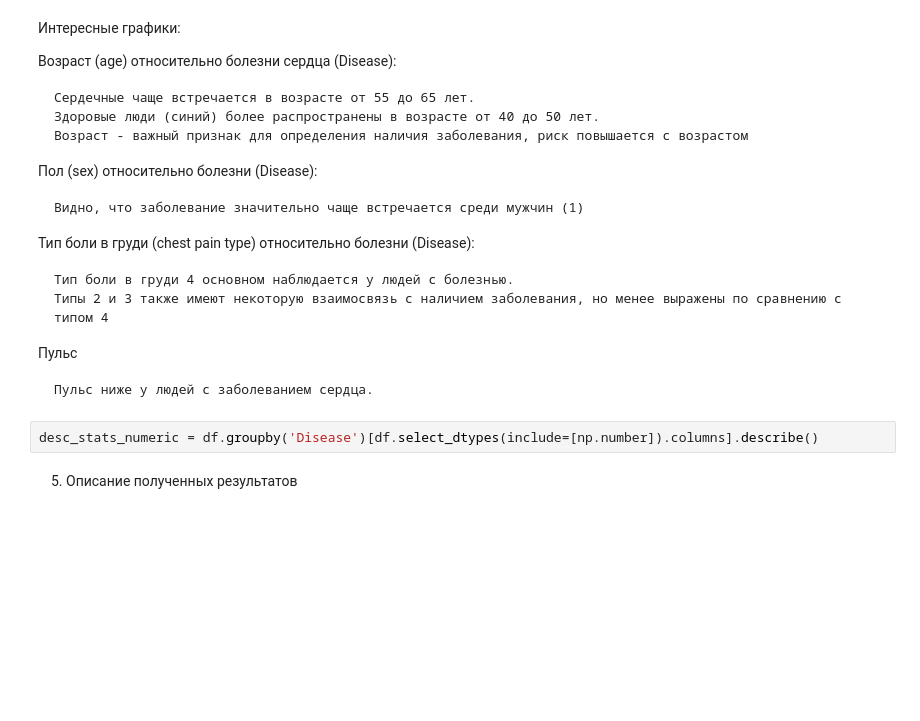
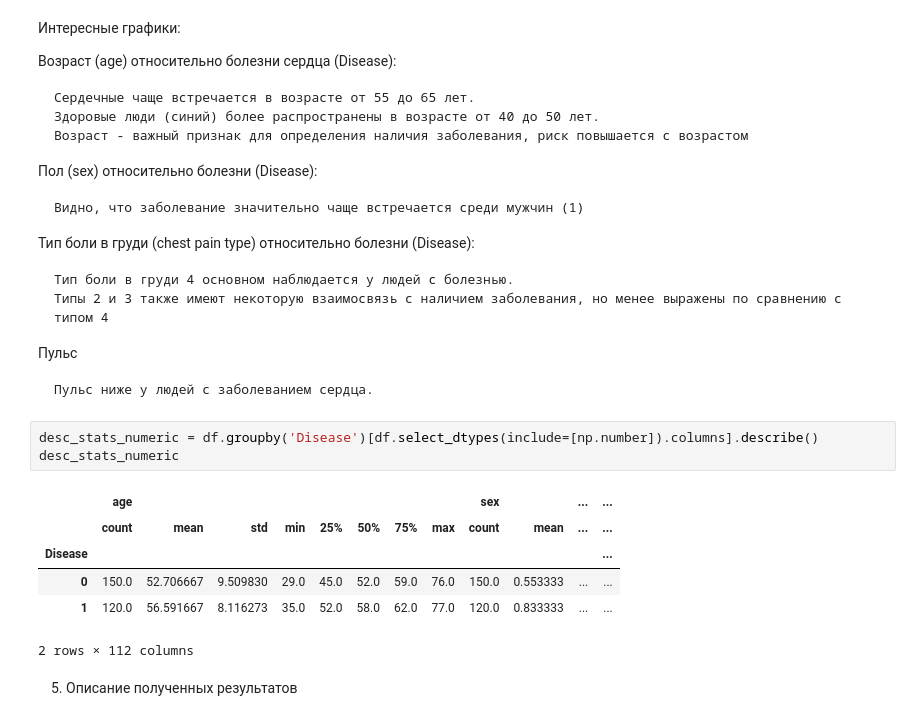
Before and after one commit to Kurennu/ML, a Jupyter notebook: task_2.ipynb, the cells around one changed output. Saved outputs shown, nothing was run; the diff lists cells and outputs as text; blank space fills up the shorter version.

```diff
--- a/task_2.ipynb
+++ b/task_2.ipynb
@@ -280,6 +280,14 @@ for col in numeric_cols:
     Пульс ниже у людей с заболеванием сердца.
 # %%
 desc_stats_numeric = df.groupby('Disease')[df.select_dtypes(include=[np.number]).columns].describe()
+desc_stats_numeric
+# %% [output]
+|  | age |  |  |  |  |  |  |  | sex |  | ... | ... |
+|  | count | mean | std | min | 25% | 50% | 75% | max | count | mean | ... | ... |
+| Disease |  |  |  |  |  |  |  |  |  |  |  | ... |
+| 0 | 150.0 | 52.706667 | 9.509830 | 29.0 | 45.0 | 52.0 | 59.0 | 76.0 | 150.0 | 0.553333 | ... | ... |
+| 1 | 120.0 | 56.591667 | 8.116273 | 35.0 | 52.0 | 58.0 | 62.0 | 77.0 | 120.0 | 0.833333 | ... | ... |
+2 rows × 112 columns
 # %% [markdown]
 5. Описание полученных результатов
 # %%
```
Also changed, not shown: parts of 9 cells of this notebook, 1 other file.
